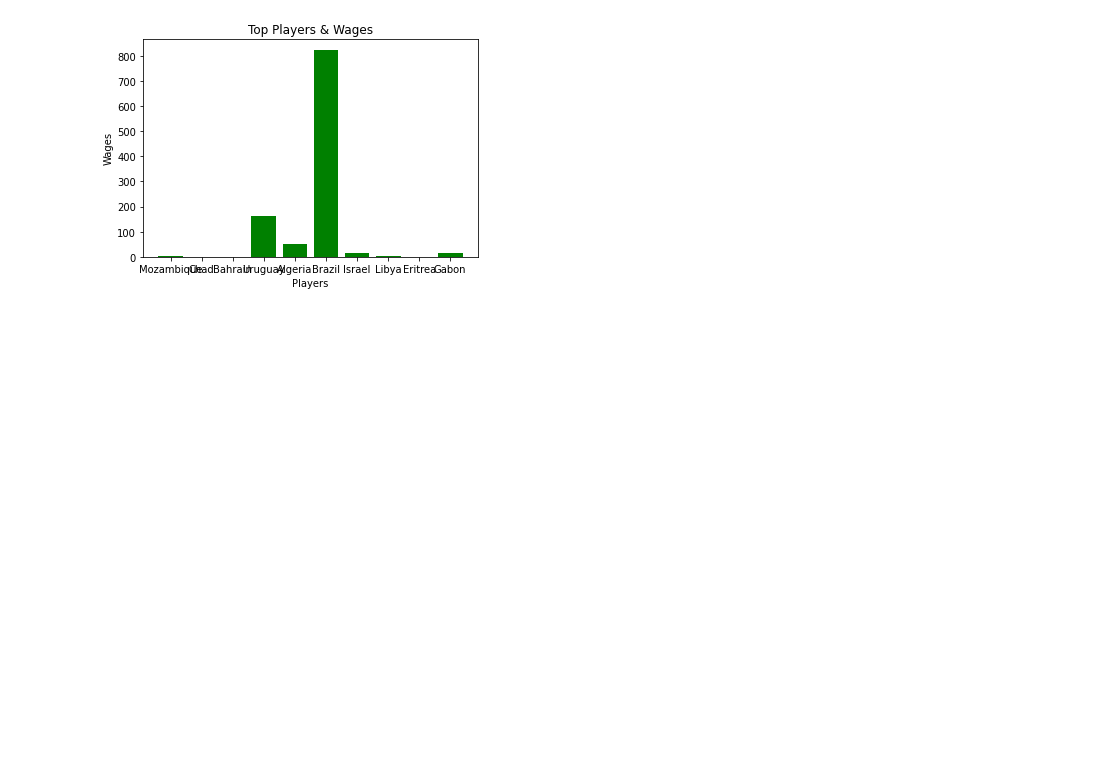
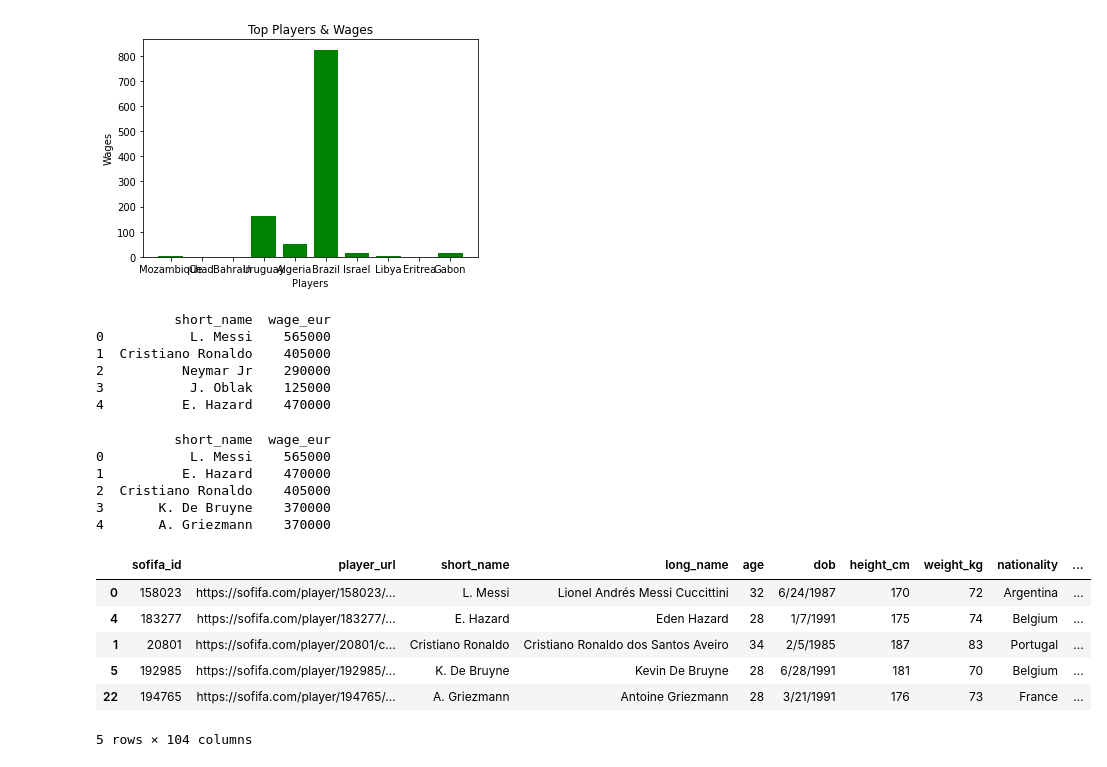
Before and after one commit to Thien-Nguyen-Git/FIFA_Players_Python, a Jupyter notebook: FIFA_Players.ipynb, the cells around one changed output. Drawn from its saved outputs; the diff is of its cells as text; code cells hidden in the pictures; blank space fills up the shorter version.

```diff
--- a/FIFA_Players.ipynb
+++ b/FIFA_Players.ipynb
@@ -123,3 +123,53 @@ plt.ylabel("Wages")
 plt.show()
 # %% [output]
 [figure]
+# %%
+# 7. Show top 5 players short name and wages.
+output = ps.sqldf("""select
+                        short_name,
+                        wage_eur
+                    from
+                        df
+                    order by
+                        overall desc
+                    limit
+                        5;
+                    """)
+print(output)
+# %% [output]
+          short_name  wage_eur
+0           L. Messi    565000
+1  Cristiano Ronaldo    405000
+2          Neymar Jr    290000
+3           J. Oblak    125000
+4          E. Hazard    470000
+# %%
+# 8. Show top 5 players short name and wages that are getting highest salaries.
+output = ps.sqldf("""select
+                        short_name,
+                        wage_eur
+                    from
+                        df
+                    order by
+                        wage_eur desc
+                    limit
+                        5;""")
+print(output)
+# %% [output]
+          short_name  wage_eur
+0           L. Messi    565000
+1          E. Hazard    470000
+2  Cristiano Ronaldo    405000
+3       K. De Bruyne    370000
+4       A. Griezmann    370000
+# %%
+top = df.nlargest(5, 'wage_eur')
+top
+# %% [output]
+|  | sofifa_id | player_url | short_name | long_name | age | dob | height_cm | weight_kg | nationality | ... |
+| 0 | 158023 | https://sofifa.com/player/158023/... | L. Messi | Lionel Andrés Messi Cuccittini | 32 | 6/24/1987 | 170 | 72 | Argentina | ... |
+| 4 | 183277 | https://sofifa.com/player/183277/... | E. Hazard | Eden Hazard | 28 | 1/7/1991 | 175 | 74 | Belgium | ... |
+| 1 | 20801 | https://sofifa.com/player/20801/c... | Cristiano Ronaldo | Cristiano Ronaldo dos Santos Aveiro | 34 | 2/5/1985 | 187 | 83 | Portugal | ... |
+| 5 | 192985 | https://sofifa.com/player/192985/... | K. De Bruyne | Kevin De Bruyne | 28 | 6/28/1991 | 181 | 70 | Belgium | ... |
+| 22 | 194765 | https://sofifa.com/player/194765/... | A. Griezmann | Antoine Griezmann | 28 | 3/21/1991 | 176 | 73 | France | ... |
+5 rows × 104 columns
```
Also changed, not shown: parts of 1 cell of this notebook.
